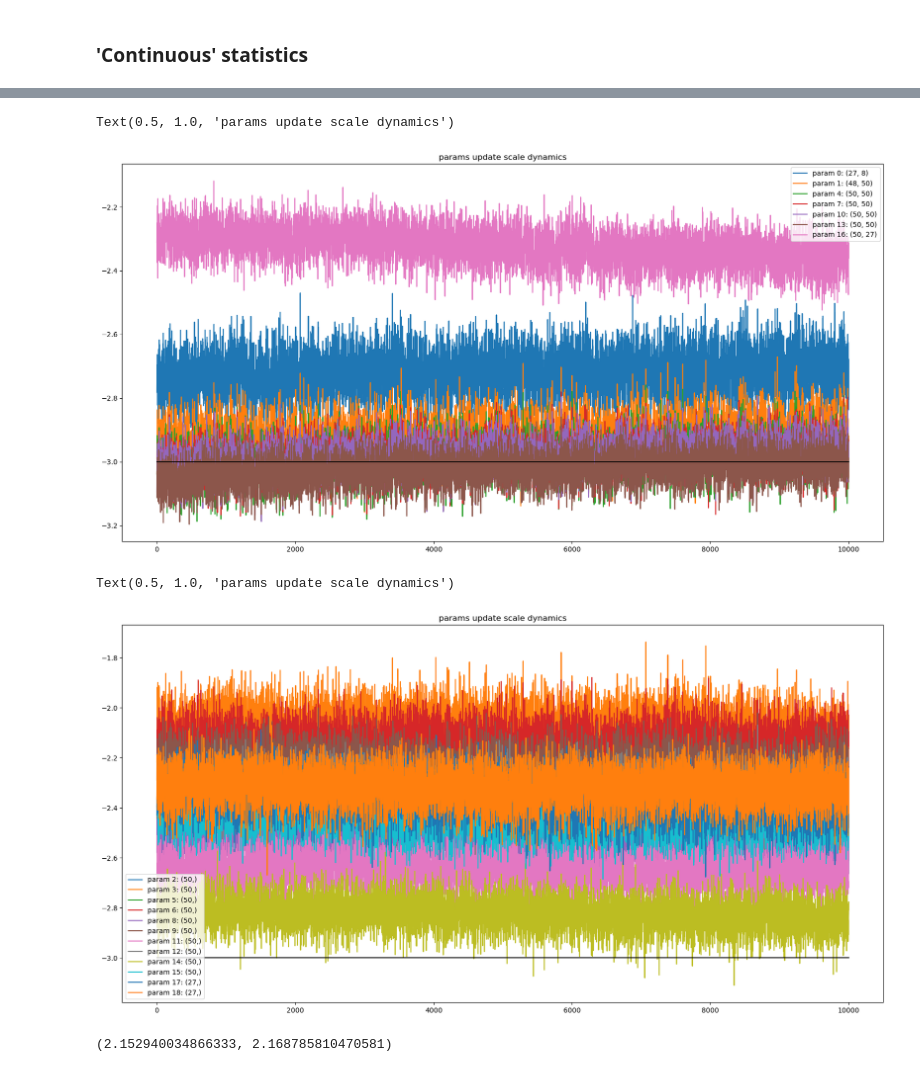
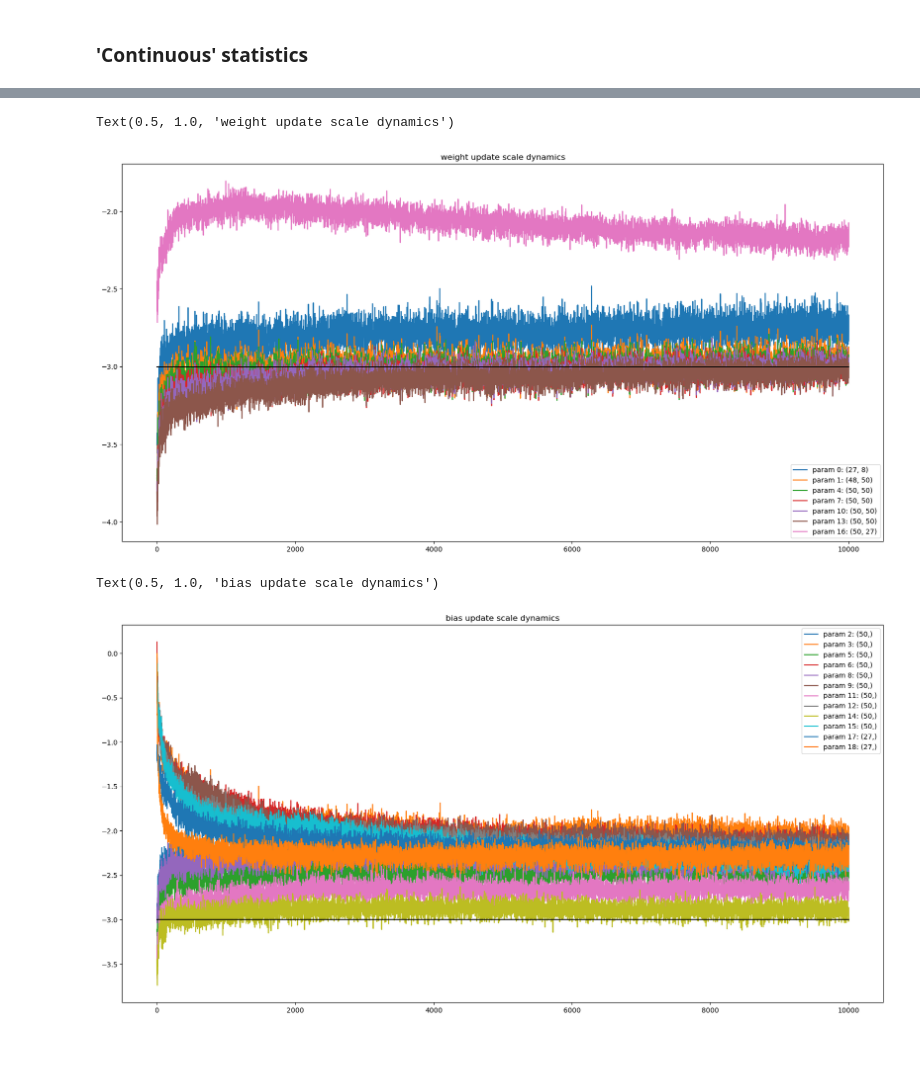
Before and after one commit to larochefoucauld/nn-intro, a Jupyter notebook: batchnorm/batchnorm.ipynb, the cells around one changed output, grey strips where cells are left out. Drawn from its saved outputs; the diff is of its cells as text; code cells hidden in the pictures.

Commit message:
batchnorm: change stats collection, add device switch support

```diff
--- a/batchnorm/batchnorm.ipynb
+++ b/batchnorm/batchnorm.ipynb
@@ -153,11 +150,11 @@ class BatchNorm1D(Module):
 init_gain = 5.0 # 5/3 # to make tanh output Gaussian
 init_last_factor = 0.1 # to make initial distribution uniform-like to meet our intuition of untrained model
 
-C = torch.randn((alph_size, h_emb_dim))
+C = torch.randn((alph_size, h_emb_dim), device=model_device)
 layers = [
-    [Linear(fan_in, fan_out, bias=False),
-     BatchNorm1D(fan_out),
-     Tanh()]
+    [Linear(fan_in, fan_out, bias=not h_use_batchnorm, device=model_device)] +
+    ([BatchNorm1D(fan_out, device=model_device)] if h_use_batchnorm else []) +
+    [Tanh()]
     for (fan_in, fan_out) in zip([h_emb_dim * h_context_size] + h_hidden_sizes, h_hidden_sizes + [alph_size])
 ]
 layers = sum(layers, [])[:-1] # discard the last tanh layer
@@ -169,6 +166,8 @@ with torch.no_grad(): # init, no gradient needed
     linear_layers = list(filter(lambda x : isinstance(x, Linear), layers))
     for layer in linear_layers[:-1]: # all linear layers followed by tanh
         layer.weight *= init_gain
-    # layers[-1].weight *= init_last_factor
-    layers[-1].gamma *= init_last_factor
+    if h_use_batchnorm:
+        layers[-1].gamma *= init_last_factor # last layer is batchnorm
+    else:
+        layers[-1].weight *= init_last_factor # last layer is linear
 # %% [output]
@@ -238,5 +253,7 @@ def eval(split_name):
     }[split_name]
     return F.cross_entropy(forward(X), Y).item()
 # %%
-# Train the model
+# Train the model, collect statistics
 lossi, upd_scale = train(10000, 0.25, collect_stats=True)
+outs = collect_outs()
+print("train loss:", eval('train'), "; val loss:", eval('dev'))
@@ -255,14 +284,15 @@ def visualize(data, name, funcs, precision=None):
             print(f'{func_name}: %.{precision}f' % func(data), end = '; ')
     print()
 # %%
-# Visualize activations
+# Visualize tanh activations
+# We expect the distributions to be roughly uniform, with low (5-8%) saturation
 
 plt.figure(figsize=(18, 5))
 legend = []
-for i, layer in enumerate(layers):
+for i, (layer, out) in enumerate(zip(layers, outs)):
     if isinstance(layer, Tanh):
         name = f'layer {i} : {layer.__class__.__name__}'
-        visualize(layer._out, name,
+        visualize(out, name,
                   {'mean' : (lambda x : x.mean().round(decimals=3)),
                    'std' : (lambda x : x.std().round(decimals=3)),
                    'saturation' : (lambda x : (x.abs() >= 0.97).float().mean() * 100)},
@@ -282,14 +312,17 @@ Text(0.5, 1.0, 'activations on batch of size 40')
 # %%
-# Visualize activations' gradients
+# Visualize tanh activations' gradients
+# We expect them to be (roughly) Gaussian and (!!!) equal
+# Otherwise we suspect distribution squashing/stretching in the forward pass
 
 plt.figure(figsize=(18, 5))
 legend = []
-for i, layer in enumerate(layers):
+for i, (layer, out) in enumerate(zip(layers, outs)):
     if isinstance(layer, Tanh):
         name = f'layer {i} : {layer.__class__.__name__}'
-        visualize(layer._out.grad, name,
+        visualize(out.grad, name,
                   {'mean' : (lambda x : x.mean().round(decimals=3)),
-                   'std' : (lambda x : x.std().round(decimals=3))}
+                   'std' : (lambda x : x.std().round(decimals=3))},
+                  precision=4
         )
         legend.append(name)
 
@@ -377,19 +415,22 @@ Text(0.5, 1.0, 'train loss')
 # %%
-# Visualize param update scale
+# Visualize weight update scale
+# It allows us to estimate how large is the scale of update w.r.t. the scale of actual param values
+# to find the optimal learning rate
+
 plt.figure(figsize=(20, 10))
-iter = len(upd_scale)
-upd_scale = torch.tensor(upd_scale).transpose(0, 1).tolist()
 legend = []
 for i, param_stats in filter(lambda x: params[x[0]].ndim == 2, enumerate(upd_scale)):
     plt.plot(torch.arange(iter), param_stats)
     legend.append(f'param {i}: {tuple(params[i].shape)}')
 plt.plot([0, iter], [-3, -3], 'k') # recommended value
 plt.legend(legend)
-plt.title('params update scale dynamics')
+plt.title('weight update scale dynamics')
 # %% [output]
-Text(0.5, 1.0, 'params update scale dynamics')
+Text(0.5, 1.0, 'weight update scale dynamics')
-[figure, old version]
+[figure, new version]
 # %%
+# Visualize bias update scale
+
 plt.figure(figsize=(20, 10))
 legend = []
 for i, param_stats in filter(lambda x: params[x[0]].ndim == 1, enumerate(upd_scale)):
@@ -397,11 +438,7 @@ for i, param_stats in filter(lambda x: params[x[0]].ndim == 1, enumerate(upd_sca
     legend.append(f'param {i}: {tuple(params[i].shape)}')
 plt.plot([0, iter], [-3, -3], 'k') # recommended value
 plt.legend(legend)
-plt.title('params update scale dynamics')
+plt.title('bias update scale dynamics')
 # %% [output]
-Text(0.5, 1.0, 'params update scale dynamics')
+Text(0.5, 1.0, 'bias update scale dynamics')
-[figure, old version]
+[figure, new version]
-# %%
-eval('train'), eval('dev')
-# %% [output]
-(2.152940034866333, 2.168785810470581)
```
Also changed, not shown: parts of 12 cells of this notebook.
